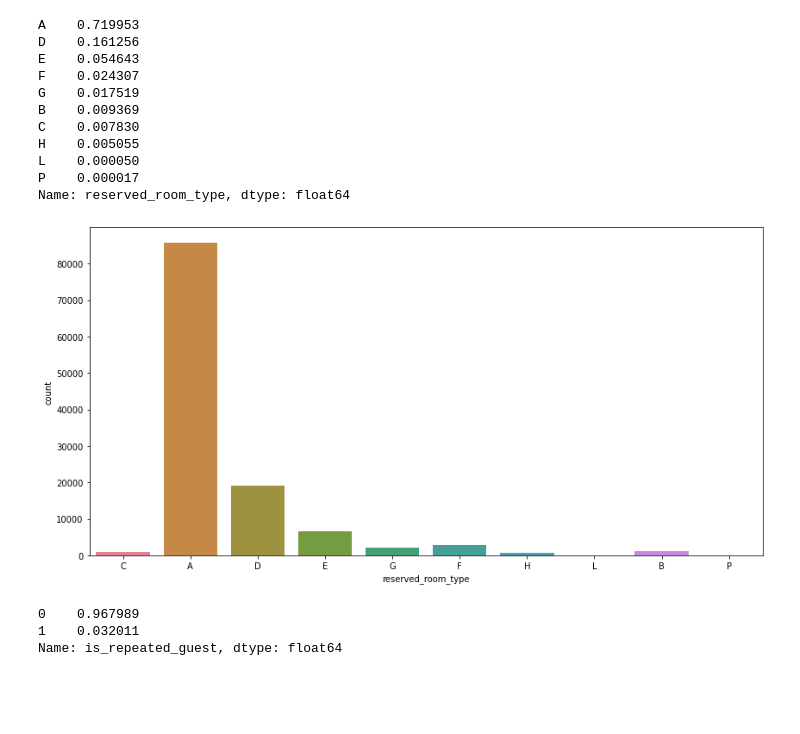
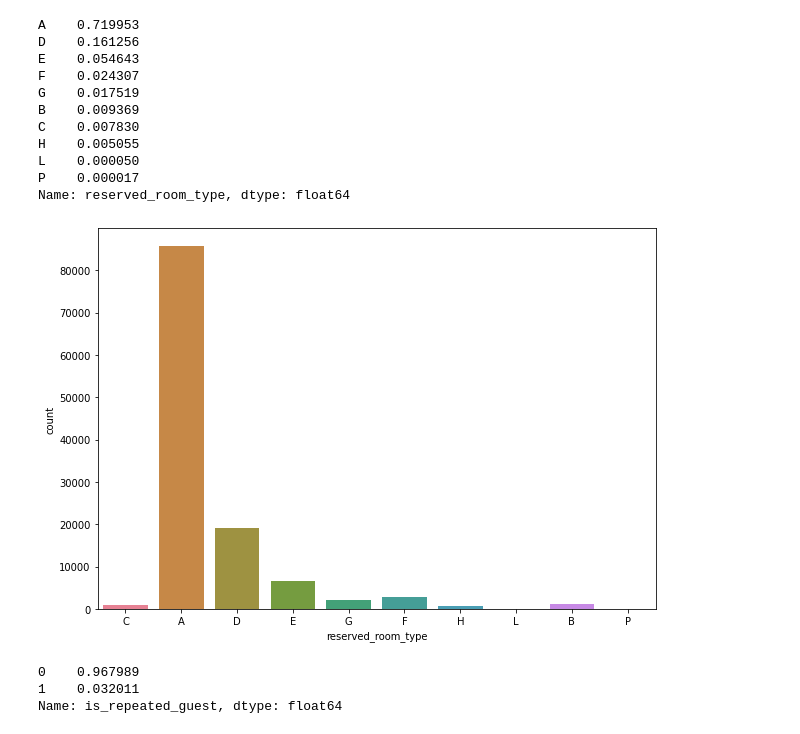
Before and after one commit to praveenbejo95/Hotel-booking-analysis-EDA-, a Jupyter notebook: Copy_of_Hotel_Booking_Analysis_Capstone_Project.ipynb, the cells around one changed output. Saved outputs shown, nothing was run; the diff lists cells and outputs as text; code cells hidden in the pictures; blank space fills up the shorter version.

```diff
--- a/Copy_of_Hotel_Booking_Analysis_Capstone_Project.ipynb
+++ b/Copy_of_Hotel_Booking_Analysis_Capstone_Project.ipynb
@@ -229,11 +237,11 @@ L    0.000050
 P    0.000017
 Name: reserved_room_type, dtype: float64
 # %%
-plt.figure(figsize=(14,7))
+plt.figure(figsize=(10,7))
 sns.countplot(df['reserved_room_type'],palette='husl')
 plt.show()
 # %% [output]
-[figure, old version]
+[figure, new version]
 # %%
 df.is_repeated_guest.value_counts(normalize=True)
 # %% [output]
```
Also changed, not shown: parts of 15 cells of this notebook.
